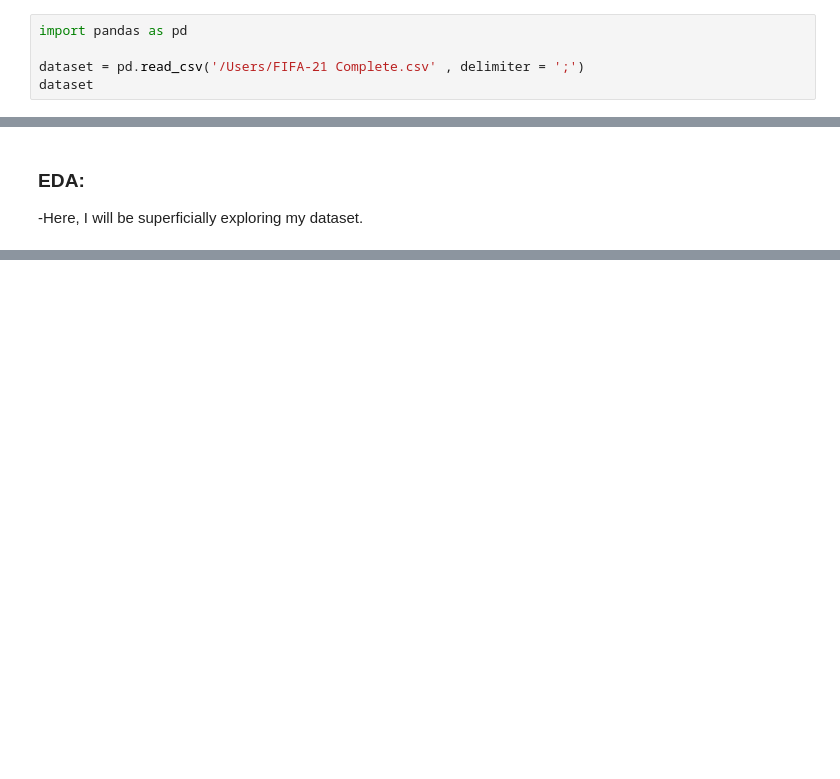
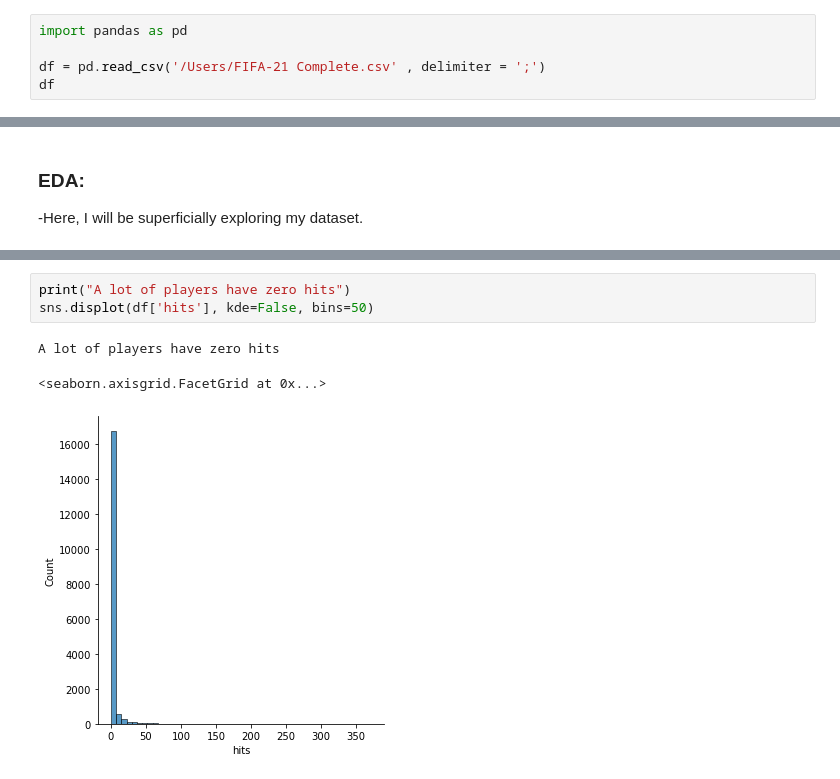
Before and after one commit to data301-2021-winter1/project-group24-project, a Jupyter notebook: notebooks/analysis3.ipynb, the cells around one changed output, grey strips where cells are left out. Saved outputs shown, nothing was run; the diff lists cells and outputs as text; blank space fills up the shorter version.

```diff
--- a/notebooks/analysis3.ipynb
+++ b/notebooks/analysis3.ipynb
@@ -3,8 +3,8 @@
 # %%
 import pandas as pd
 
-dataset = pd.read_csv('/Users/FIFA-21 Complete.csv' , delimiter = ';')
-dataset
+df = pd.read_csv('/Users/FIFA-21 Complete.csv' , delimiter = ';')
+df
 # %% [output]
 |  | player_id | name | nationality | position | overall | age | hits | potential | team |
 | 0 | 158023 | Lionel Messi | Argentina | ST|CF|RW | 94 | 33 | 299 | 94 | FC Barcelona |
@@ -33,0 +97,7 @@ dataset
+# %%
+print("A lot of players have zero hits")
+sns.displot(df['hits'], kde=False, bins=50)
+# %% [output]
+A lot of players have zero hits
+<seaborn.axisgrid.FacetGrid at 0x...>
+[figure, added]
```
Also changed, not shown: parts of 9 cells of this notebook.
